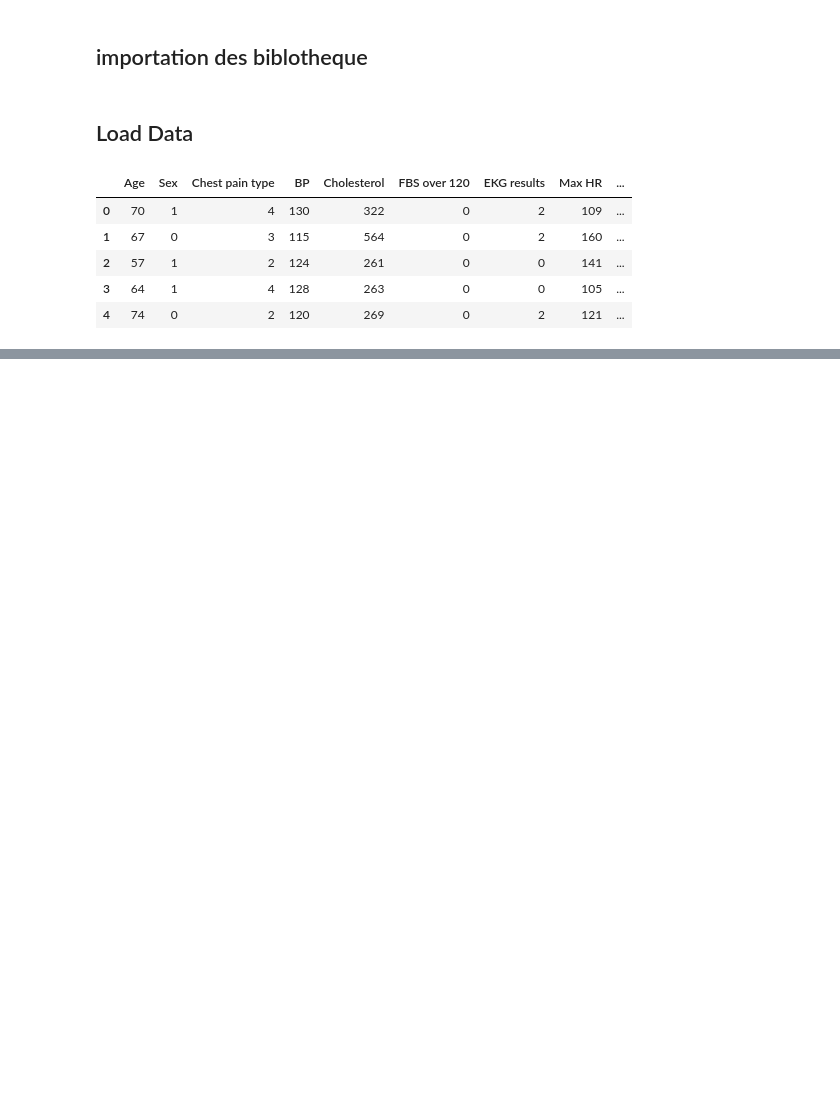
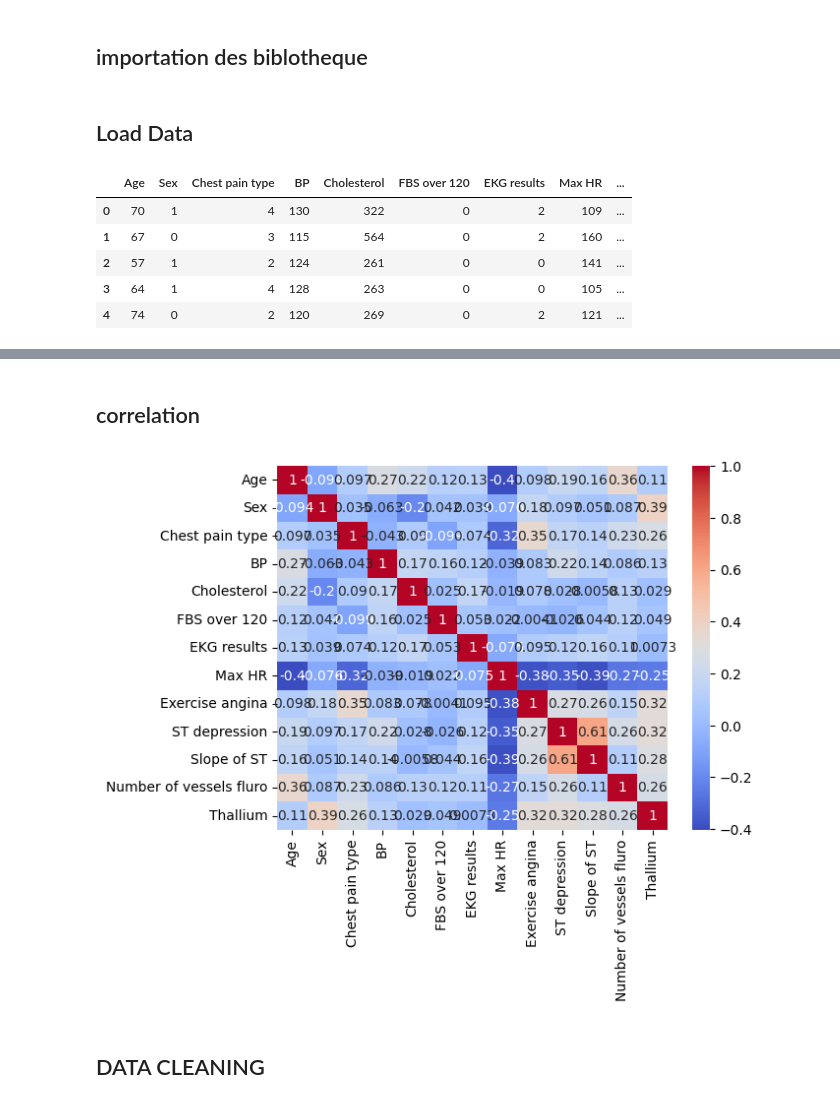
Before and after one commit to Saidouchrif/heart-disease-classification-pipeline, a Jupyter notebook: Analayse/heart_disease_pipeline.ipynb, the cells around one changed output, grey strips where cells are left out. Cells and saved outputs as stored; diff of their text form; code cells hidden in the pictures; blank space fills up the shorter version.

```diff
--- a/Analayse/heart_disease_pipeline.ipynb
+++ b/Analayse/heart_disease_pipeline.ipynb
@@ -23,0 +74,10 @@ df.head()
+# %% [markdown]
+## correlation
+# %%
+num_df = df.select_dtypes(include="number")
+sns.heatmap(num_df.corr(), annot=True, cmap="coolwarm")
+plt.show()
+# %% [output]
+[figure, added]
+# %% [markdown]
+## DATA CLEANING
```
Also changed, not shown: parts of 11 cells of this notebook.
